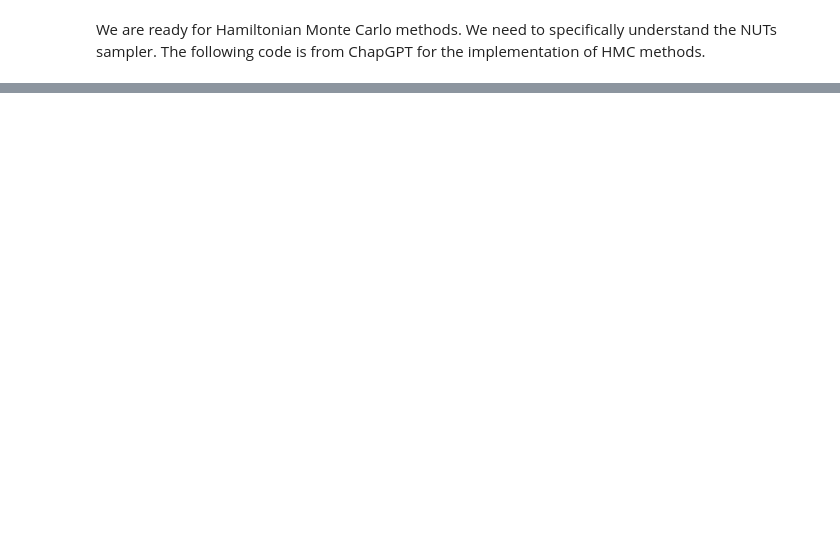
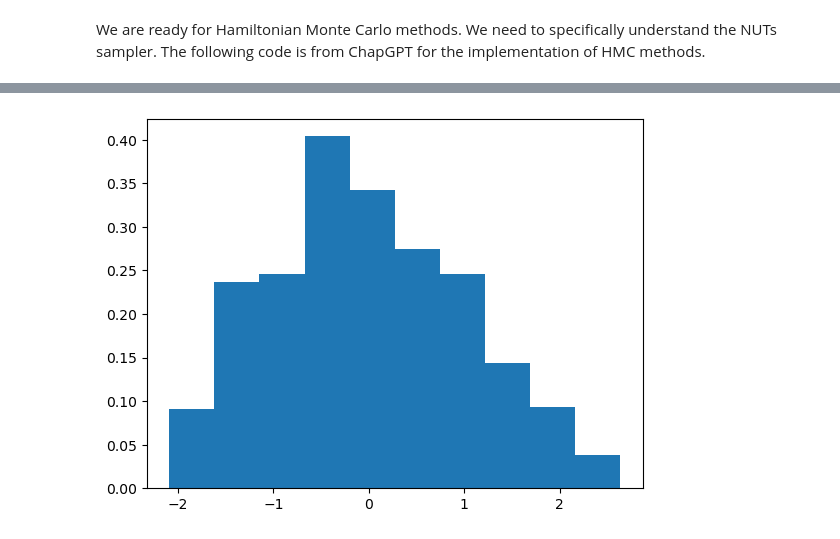
Before and after one commit to Gayara-Fernando/Bayes_computations, a Jupyter notebook: HMC_methods.ipynb, the cells around one changed output, grey strips where cells are left out. Cells and saved outputs as stored; diff of their text form; code cells hidden in the pictures; blank space fills up the shorter version.

```diff
--- a/HMC_methods.ipynb
+++ b/HMC_methods.ipynb
@@ -160,0 +227,6 @@ print(samples[:10])
+# %%
+
+plt.hist(samples,density=True)
+plt.show()
+# %% [output]
+[figure, added]
```
Also changed, not shown: parts of 5 cells of this notebook.
